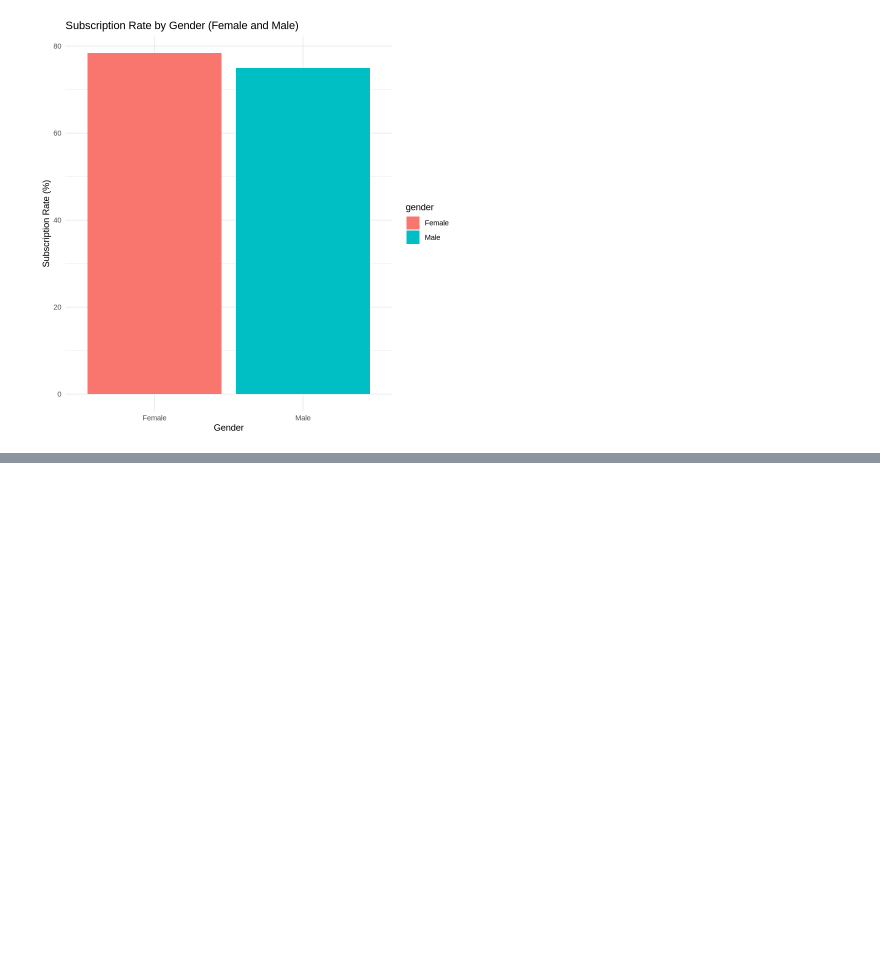
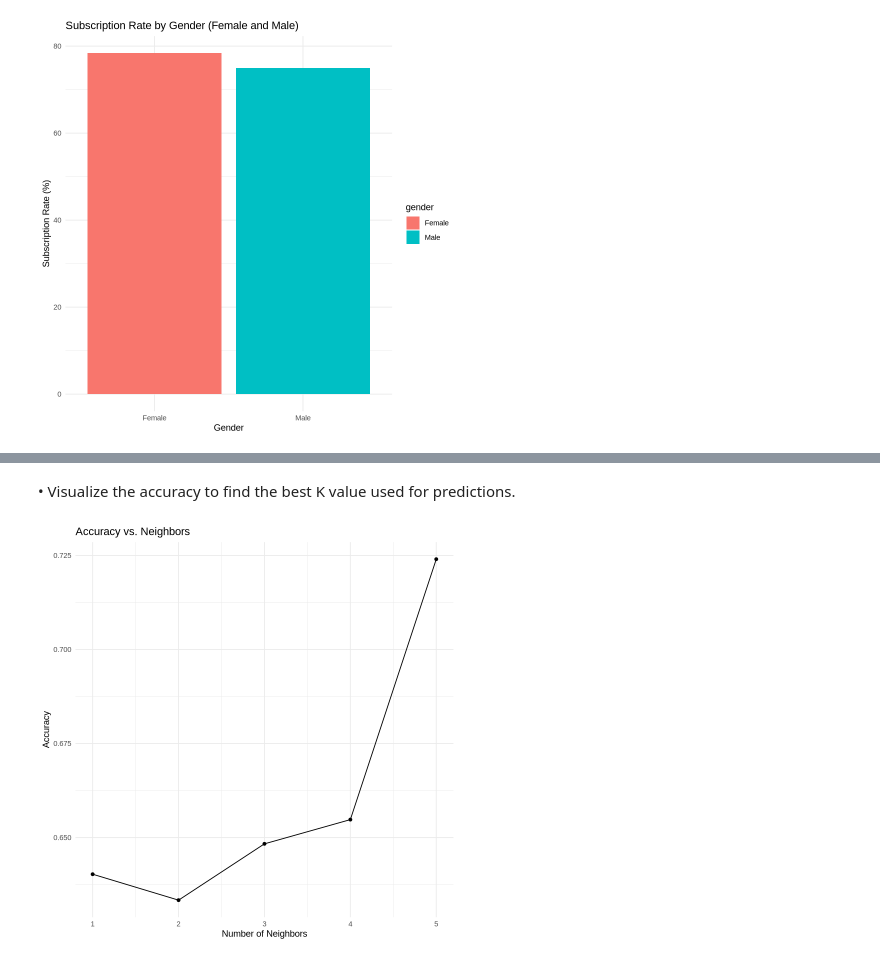
Before and after one commit to miachen123-school/Final-Group-Project, a Jupyter notebook: Final Group Project (2).ipynb, the cells around one changed output, grey strips where cells are left out. Drawn from its saved outputs; the diff is of its cells as text; code cells hidden in the pictures; blank space fills up the shorter version.

```diff
--- a/Final Group Project (2).ipynb
+++ b/Final Group Project (2).ipynb
@@ -268,0 +285,3 @@ There were issues with some computations   A: x2
+# %%
+set.seed(6666)
+cv_folds <- vfold_cv(train_data, v = 5, strata = subscribe)
@@ -268,0 +292,11 @@ There were issues with some computations   A: x2
+# %%
+knn_results <- tune_grid(
+  knn_workflow,
+  resamples = cv_folds,
+  grid = knn_grid,
+  metrics = metric_set(yardstick::accuracy)
+)
+
+results_df <- knn_results |>
+collect_metrics()
+print(results_df)
@@ -268,0 +312,16 @@ There were issues with some computations   A: x2
+# %% [markdown]
+• Visualize the accuracy to find the best K value used for predictions.
+# %%
+results_df |>
+  filter(.metric == "accuracy") |>
+ggplot(aes(x = neighbors, y = mean)) +
+    geom_line() +
+    geom_point() +
+    labs(
+      title = "Accuracy vs. Neighbors",
+      x = "Number of Neighbors",
+      y = "Accuracy"
+    ) +
+    theme_minimal()
+# %% [output]
+[figure, added]
```
Also changed, not shown: parts of 42 cells of this notebook.
